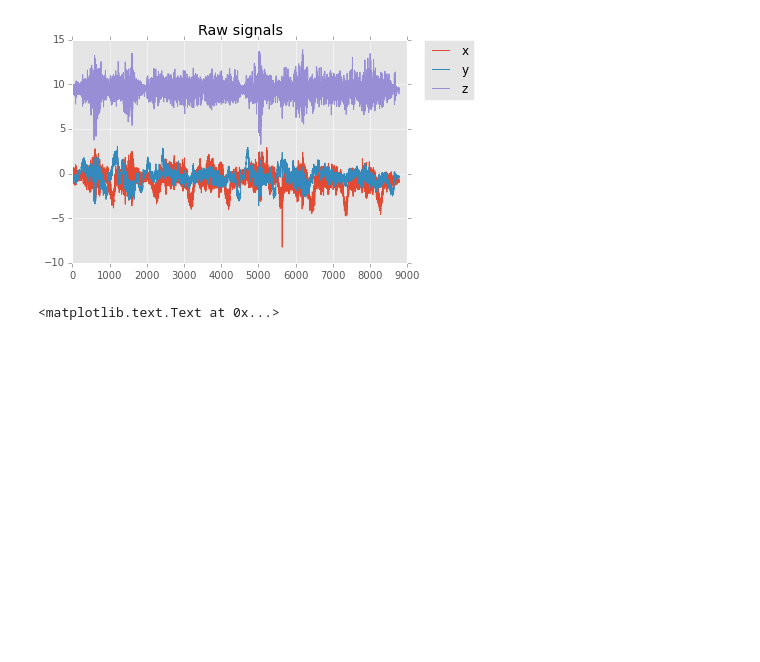
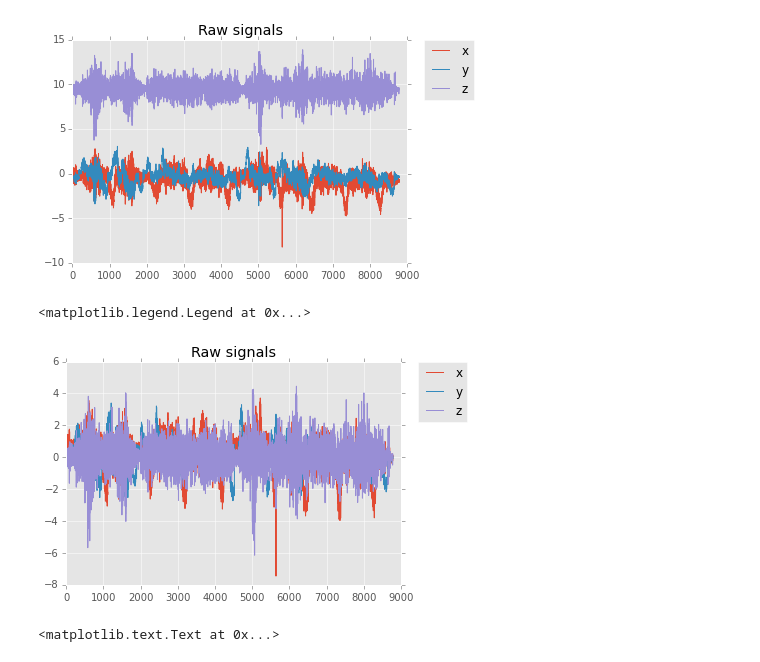
Before and after one commit to chrisngan24/fydp, a Jupyter notebook: experimental/accelerometer/algorithm_analysis.ipynb, the cells around one changed output. Drawn from its saved outputs; the diff is of its cells as text; code cells hidden in the pictures; blank space fills up the shorter version.

```diff
--- a/experimental/accelerometer/algorithm_analysis.ipynb
+++ b/experimental/accelerometer/algorithm_analysis.ipynb
@@ -40,5 +39,14 @@ plt.legend(bbox_to_anchor=(1.05, 1), loc=2, borderaxespad=0)
 # %% [output]
 <matplotlib.legend.Legend at 0x...>
 [figure]
+# %%
+plt.plot(df_1['x'] - np.mean(df_1['x']), label='x')
+plt.plot(df_1['y'] - np.mean(df_1['y']), label='y')
+plt.plot(df_1['z'] - np.mean(df_1['z']), label='z')
+plt.title('Raw signals')
+plt.legend(bbox_to_anchor=(1.05, 1), loc=2, borderaxespad=0)
+# %% [output]
+<matplotlib.legend.Legend at 0x...>
+[figure, added]
 # %%
 from scipy import signal
```
Also changed, not shown: parts of 7 cells of this notebook, 21 other files.
